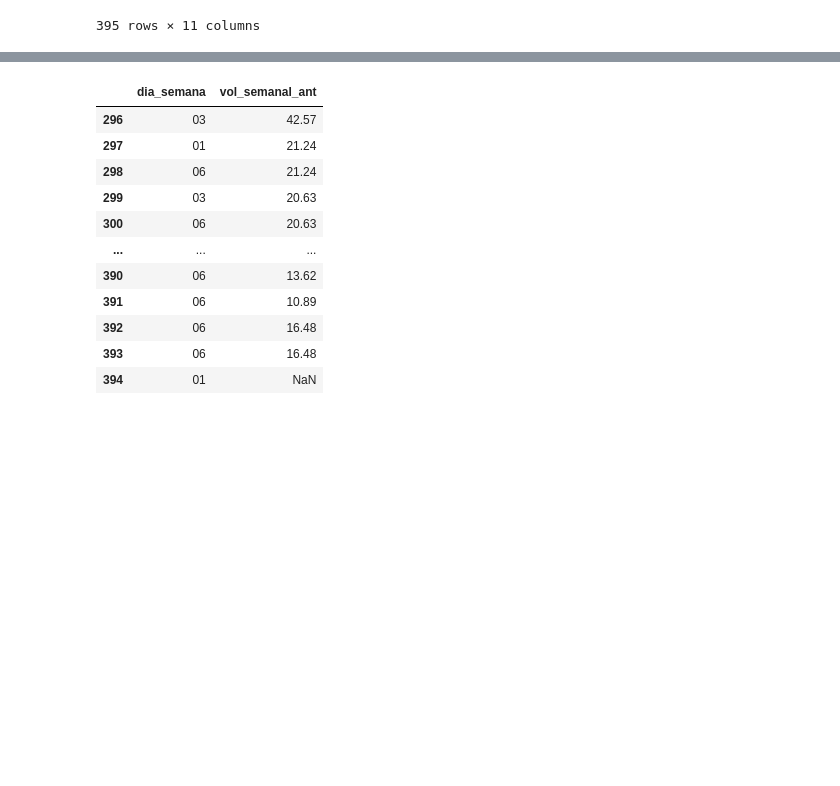
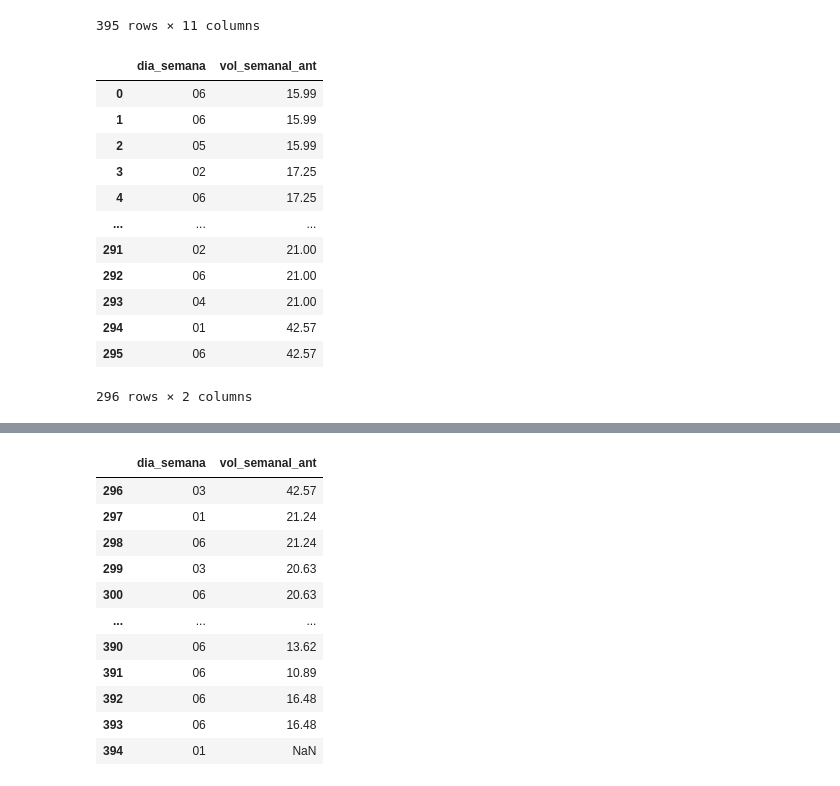
Before and after one commit to csatio/Corre, a Jupyter notebook: notebooks/corridas.ipynb, the cells around one changed output, grey strips where cells are left out. Drawn from its saved outputs; the diff is of its cells as text; code cells hidden in the pictures; blank space fills up the shorter version.

```diff
--- a/notebooks/corridas.ipynb
+++ b/notebooks/corridas.ipynb
@@ -100,3 +115,19 @@ X_train, X_test, y_train, y_test = model_selection.train_test_split( df[['dia_se
                                                                      random_state=1992,
                                                                      test_size=0.25,
                                                                      shuffle=False)
+# %%
+X_train
+# %% [output]
+|  | dia_semana | vol_semanal_ant |
+| 0 | 06 | 15.99 |
+| 1 | 06 | 15.99 |
+| 2 | 05 | 15.99 |
+| 3 | 02 | 17.25 |
+| 4 | 06 | 17.25 |
+| ... | ... | ... |
+| 291 | 02 | 21.00 |
+| 292 | 06 | 21.00 |
+| 293 | 04 | 21.00 |
+| 294 | 01 | 42.57 |
+| 295 | 06 | 42.57 |
+296 rows × 2 columns
```
Also changed, not shown: parts of 13 cells of this notebook, 5 other files.
